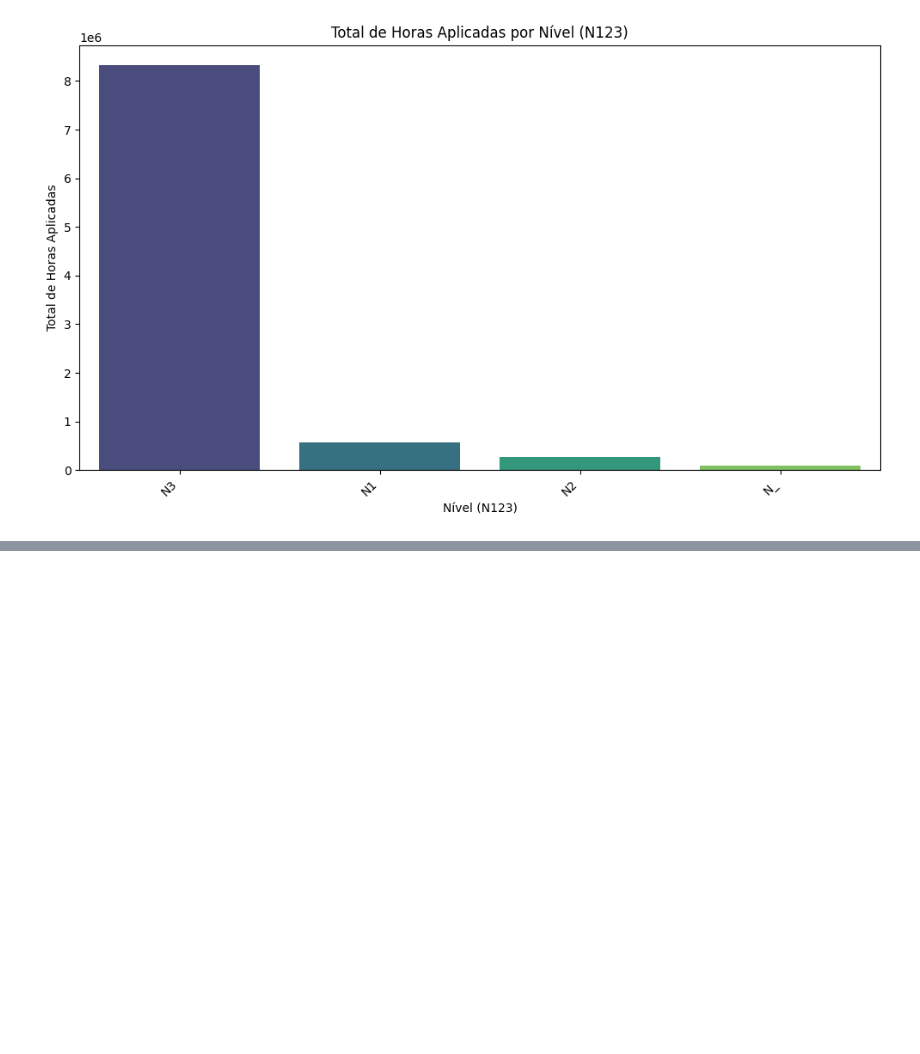
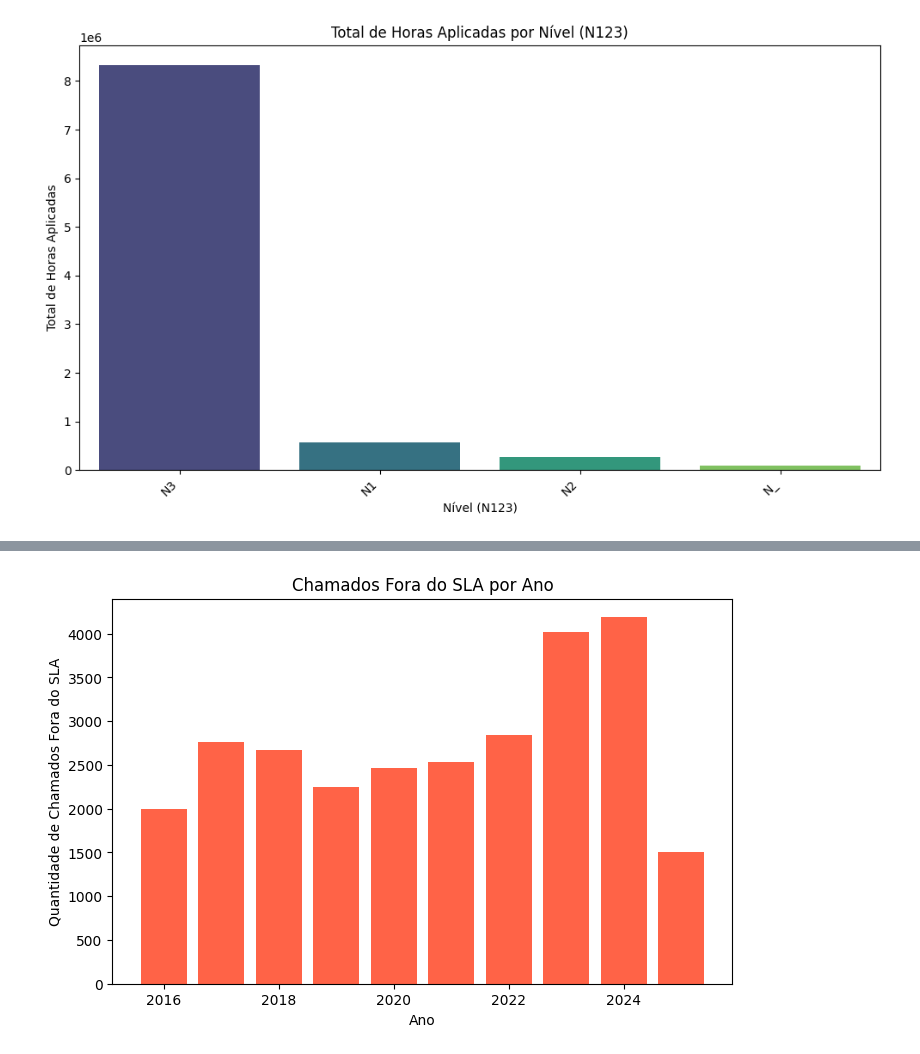
Before and after one commit to whoismalu/analise-chamadoshelpdesk, a Jupyter notebook: Análise.ipynb, the cells around one changed output, grey strips where cells are left out. Saved outputs shown, nothing was run; the diff lists cells and outputs as text; code cells hidden in the pictures; blank space fills up the shorter version.

```diff
--- a/Análise.ipynb
+++ b/Análise.ipynb
@@ -853,0 +933,20 @@ Passing `palette` without assigning `hue` is deprecated and will be removed in v
+# %%
+df['SLA_atendido'] = df['SLA'].map({'sim': True, 'nao': False})
+# %%
+# Convert 'Abertura' column to datetime objects
+df['Abertura'] = pd.to_datetime(df['Abertura'], errors='coerce')
+
+# Create 'Ano' column
+df['Ano'] = df['Abertura'].dt.year
+
+resumo = (
+    df.groupby('Ano')
+      .agg(
+          total_chamados = ('SLA_atendido', 'count'),
+          # Fill potential NaN values with False before applying ~ and sum
+          fora_SLA = ('SLA_atendido', lambda x: (~x.fillna(False)).sum())
+      )
+      .reset_index()
+)
+resumo['percent_fora_SLA'] = 100 * resumo['fora_SLA'] / resumo['total_chamados']
+print(resumo)
@@ -853,0 +965,9 @@ Passing `palette` without assigning `hue` is deprecated and will be removed in v
+# %%
+plt.figure(figsize=(8,5))
+plt.bar(resumo['Ano'], resumo['fora_SLA'], color='tomato')
+plt.title('Chamados Fora do SLA por Ano')
+plt.xlabel('Ano')
+plt.ylabel('Quantidade de Chamados Fora do SLA')
+plt.show()
+# %% [output]
+[figure, added]
```
Also changed, not shown: parts of 10 cells of this notebook.
